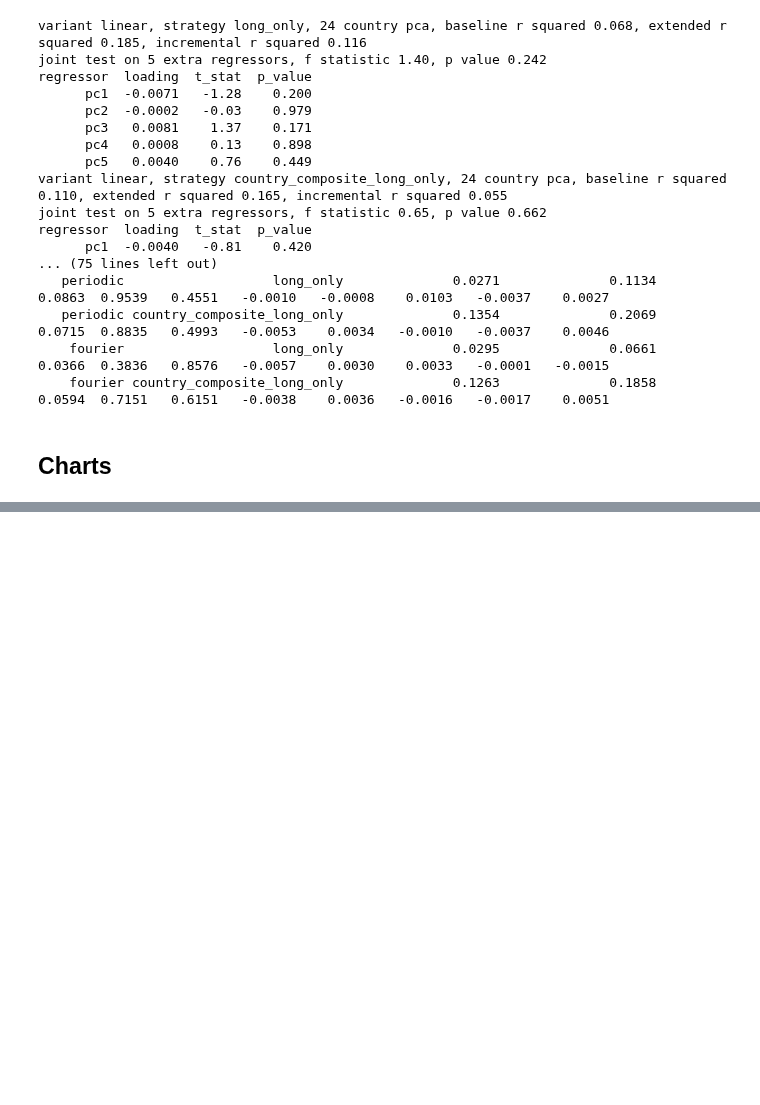
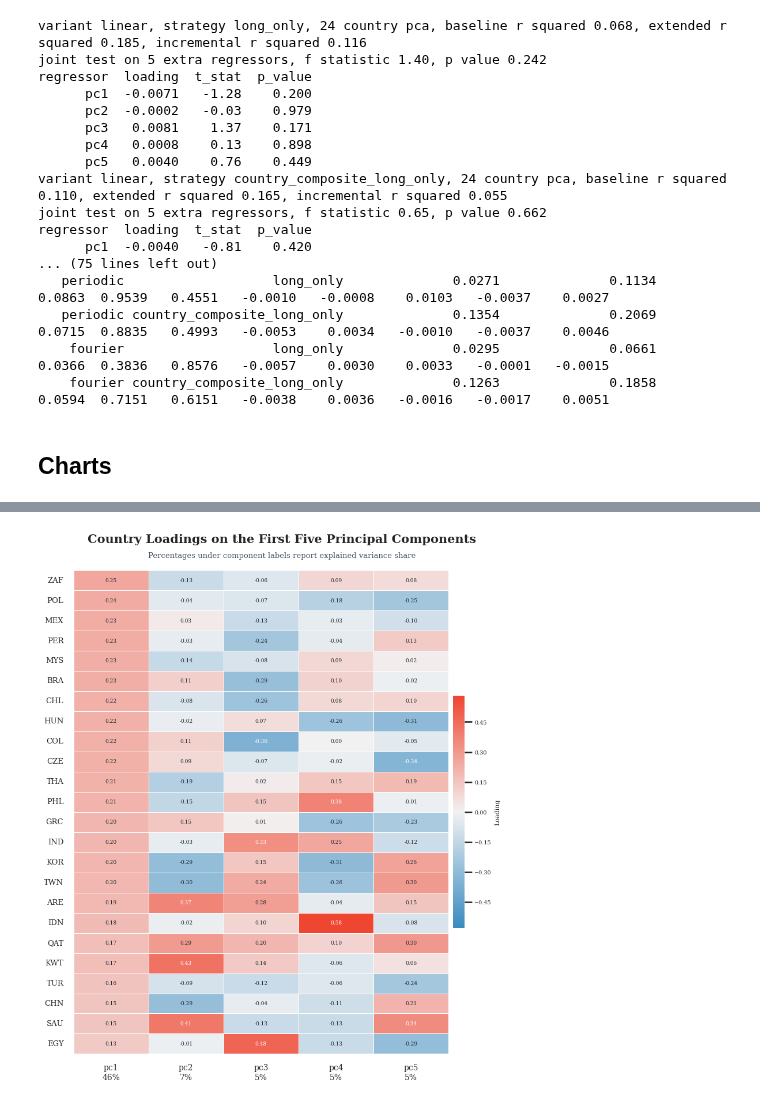
Before and after one commit to Hemasrikar/portfolio-transformers, a Jupyter notebook: notebooks/style_attribution.ipynb, the cells around one changed output, grey strips where cells are left out. Saved outputs shown, nothing was run; the diff lists cells and outputs as text; code cells hidden in the pictures; blank space fills up the shorter version.

```diff
--- a/notebooks/style_attribution.ipynb
+++ b/notebooks/style_attribution.ipynb
@@ -114,7 +117,7 @@ month
 ## Computing monthly returns and the four style spread factors
 # %%
 returns = levels.pct_change()
-returns.columns = [str(c).replace("_level", "_ret") for c in returns.columns]
+returns.columns = [c.replace("_level", "_ret") for c in returns.columns]
 
 factors = pd.DataFrame(index = returns.index)
 factors["mkt"] = returns["mkt_ret"]
@@ -402,16 +370,16 @@ standardised = (country_returns_common - country_returns_common.mean()) / countr
 u, s, vt = np.linalg.svd(standardised.values, full_matrices = False)
 explained_variance_ratio = (s ** 2) / (s ** 2).sum()
 
-pca_cols = [f"pc{i + 1}" for i in range(n_pca_components)]
 pca_scores = pd.DataFrame(
     u[:, :n_pca_components] * s[:n_pca_components],
     index = country_returns_common.index,
-    columns = pca_cols
+    columns = [f"pc{i + 1}" for i in range(n_pca_components)]
 )
+pca_cols = list(pca_scores.columns)
 
 print("explained variance ratio, first", n_pca_components, "components")
 print(pd.Series(explained_variance_ratio[:n_pca_components], index = pca_cols).round(4).to_string())
-print("cumulative:", round(float(explained_variance_ratio[:n_pca_components].sum()), 4))
+print("cumulative:", round(explained_variance_ratio[:n_pca_components].sum(), 4))
 # %% [output]
 explained variance ratio, first 5 components
 pc1    0.4612
@@ -585,0 +604,36 @@ for run in cached_runs:
+# %%
+sns.set_theme(context="talk", style="white", font="serif")
+
+order = loadings["pc1"].sort_values(ascending=False).index
+loadings_sorted = loadings.loc[order]
+limit = np.abs(loadings_sorted.values).max()
+xtick_labels = [f"{c}\n{explained_variance_ratio[i]:.0%}" for i, c in enumerate(pca_cols)]
+cmap = sns.diverging_palette(240, 15, s=85, l=55, center="light", as_cmap=True)
+
+fig, ax = plt.subplots(figsize=(8.8, 10.4))
+
+hm = sns.heatmap(loadings_sorted, ax=ax, cmap=cmap, vmin=-limit, vmax=limit, center=0, linewidths=0.45, linecolor="white", cbar_kws={"label": "Loading", "shrink": 0.48, "pad": 0.01})
+
+for i in range(loadings_sorted.shape[0]):
+    for j in range(loadings_sorted.shape[1]):
+        value = loadings_sorted.iloc[i, j]
+        ax.text(j + 0.5, i + 0.5, f"{value:.2f}", ha="center", va="center", fontsize=6.5, color="white" if abs(value) > limit * 0.55 else "#1f2933")
+
+cbar = hm.collections[0].colorbar
+cbar.ax.yaxis.set_major_locator(MaxNLocator(nbins=9))
+cbar.ax.tick_params(labelsize=7)
+cbar.ax.yaxis.label.set_size(8)
+
+ax.set_xticklabels(xtick_labels, fontsize=10)
+ax.set_yticklabels(ax.get_yticklabels(), fontsize=9.5, rotation=0)
+ax.set_xlabel("")
+ax.set_ylabel("")
+
+fig.suptitle("Country Loadings on the First Five Principal Components", fontsize=15, fontweight="bold", y=0.94)
+fig.text(0.5, 0.9, "Percentages under component labels report explained variance share", ha="center", fontsize=9.5, color="#4A5568")
+
+fig.tight_layout(rect=(0, 0, 1, 0.95))
+fig.savefig(plots_dir / "pca_country_loadings_heatmap.png", dpi=300, bbox_inches="tight")
+plt.show()
+# %% [output]
+[figure, added]
```
Also changed, not shown: parts of 7 cells of this notebook.
